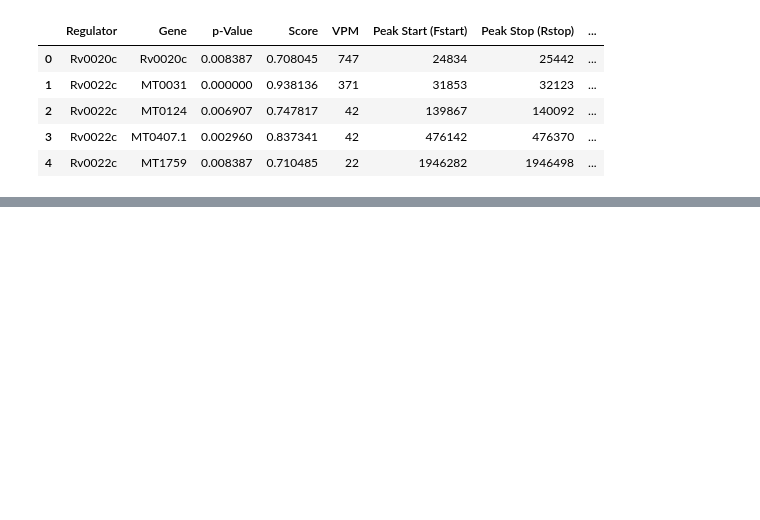
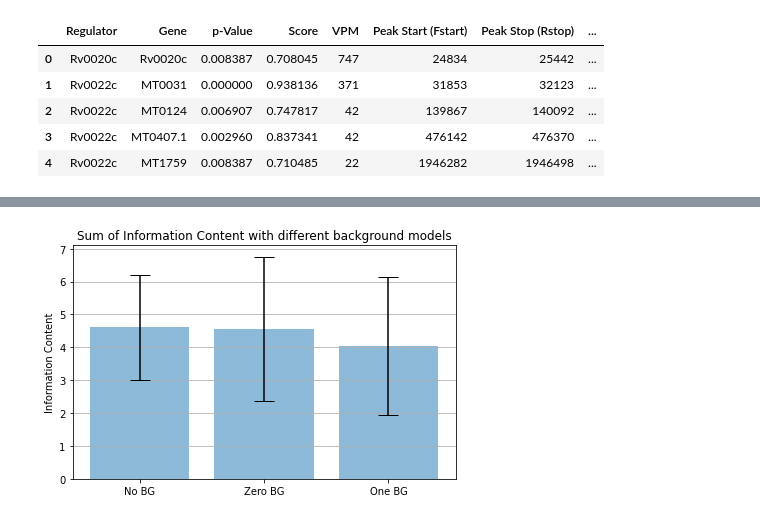
Before and after one commit to AnirudhNarsipur/Finding_Motifs, a Jupyter notebook: Application.ipynb, the cells around one changed output, grey strips where cells are left out. Cells and saved outputs as stored; diff of their text form; code cells hidden in the pictures; blank space fills up the shorter version.

```diff
--- a/Application.ipynb
+++ b/Application.ipynb
@@ -102,0 +100,31 @@ len
+# %%
+no_bg = []
+zero_bg = []
+one_bg = []
+for key in res:
+    no_bg.append(sum(res[key]["no_bg"].ic))
+    zero_bg.append(sum(res[key]["zero_bg"].ic))
+    one_bg.append(sum(res[key]["one_bg"].ic))
+no_bg = np.array(no_bg)
+zero_bg = np.array(zero_bg)
+one_bg = np.array(one_bg)
+# %%
+means = [no_bg.mean(),zero_bg.mean(),one_bg.mean()]
+errors = [no_bg.std(),zero_bg.std(),one_bg.std()]
+labels = ["No BG","Zero BG","One BG"]
+x_pos = np.arange(len(labels))
+# %%
+fig, ax = plt.subplots()
+ax.bar(x_pos, means, yerr=errors, align='center', alpha=0.5, ecolor='black', capsize=10)
+ax.set_ylabel('Information Content')
+ax.set_xticks(x_pos)
+ax.set_xticklabels(labels)
+ax.set_title('Sum of Information Content with different background models')
+ax.yaxis.grid(True)
+
+# Save the figure and show
+plt.tight_layout()
+plt.savefig('Paper/Pictures/ic_content.png')
+plt.show()
+# %% [output]
+[figure, added]
```
Also changed, not shown: parts of 17 cells of this notebook, 13 other files.
